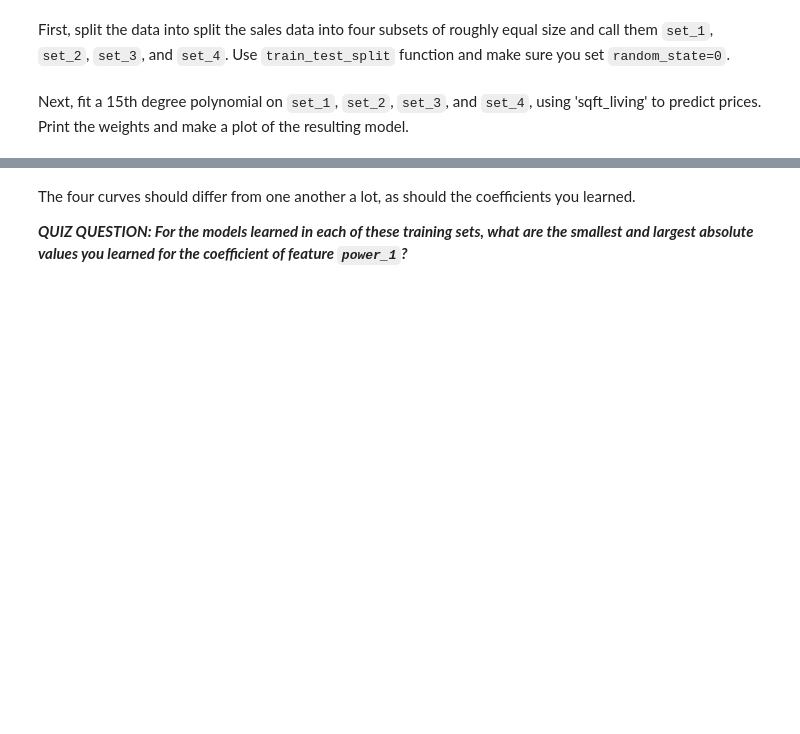
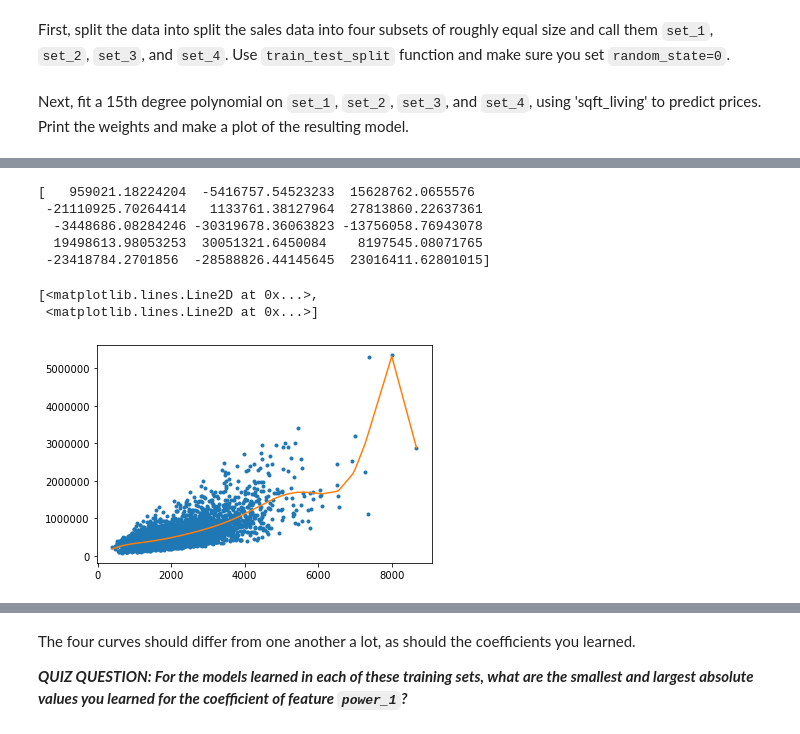
Before and after one commit to KhiemLe99/Machine-Learning-2020-FUNiX, a Jupyter notebook: 1. Regression/labs/lab-4.ipynb, the cells around one changed output, grey strips where cells are left out. Saved outputs shown, nothing was run; the diff lists cells and outputs as text; code cells hidden in the pictures; blank space fills up the shorter version.

```diff
--- a/1. Regression/labs/lab-4.ipynb
+++ b/1. Regression/labs/lab-4.ipynb
@@ -78,0 +109,23 @@ Next, fit a 15th degree polynomial on `set_1`, `set_2`, `set_3`, and `set_4`, us
+# %%
+# Handholding level: Moderate
+scaler = StandardScaler()
+poly_data_2 = polynomial_dataframe(set_2['sqft_living'], 15)
+poly_features_2 = scaler.fit_transform(poly_data_2.values)
+# continues by yourself.
+poly_data_2['price'] = set_2['price']
+poly_labels_2 = poly_data_2['price'].values
+
+model_2 = Ridge(l2_small_penalty).fit(poly_features_2, poly_labels_2)
+print(model_2.coef_)
+
+plt.plot(poly_data_2['power_1'], poly_data_2['price'], '.',
+         poly_data_2['power_1'], model_2.predict(poly_features_2), '-')
+# %% [output]
+[   959021.18224204  -5416757.54523233  15628762.0655576
+ -21110925.70264414   1133761.38127964  27813860.22637361
+  -3448686.08284246 -30319678.36063823 -13756058.76943078
+  19498613.98053253  30051321.6450084    8197545.08071765
+ -23418784.2701856  -28588826.44145645  23016411.62801015]
+[<matplotlib.lines.Line2D at 0x...>,
+ <matplotlib.lines.Line2D at 0x...>]
+[figure, added]
```
Also changed, not shown: parts of 20 cells of this notebook, 19 other files.
